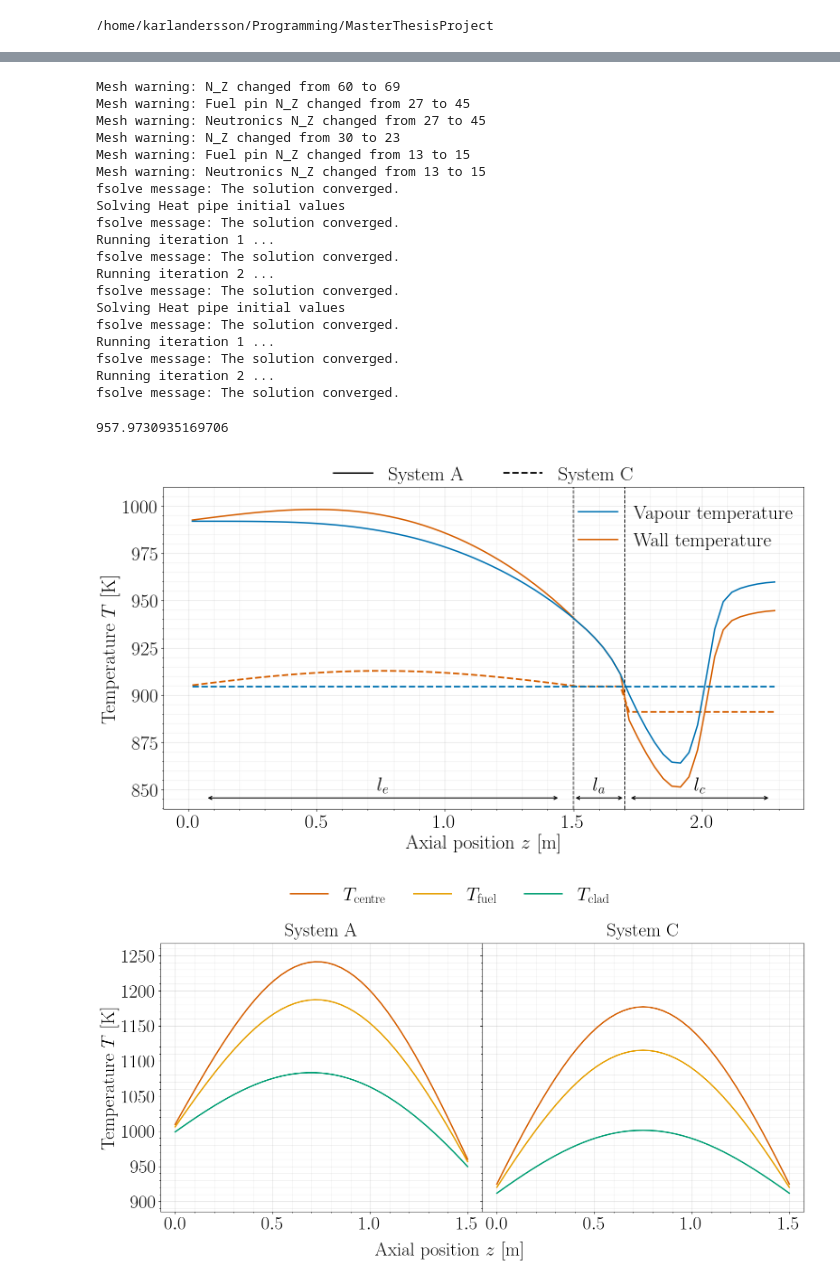
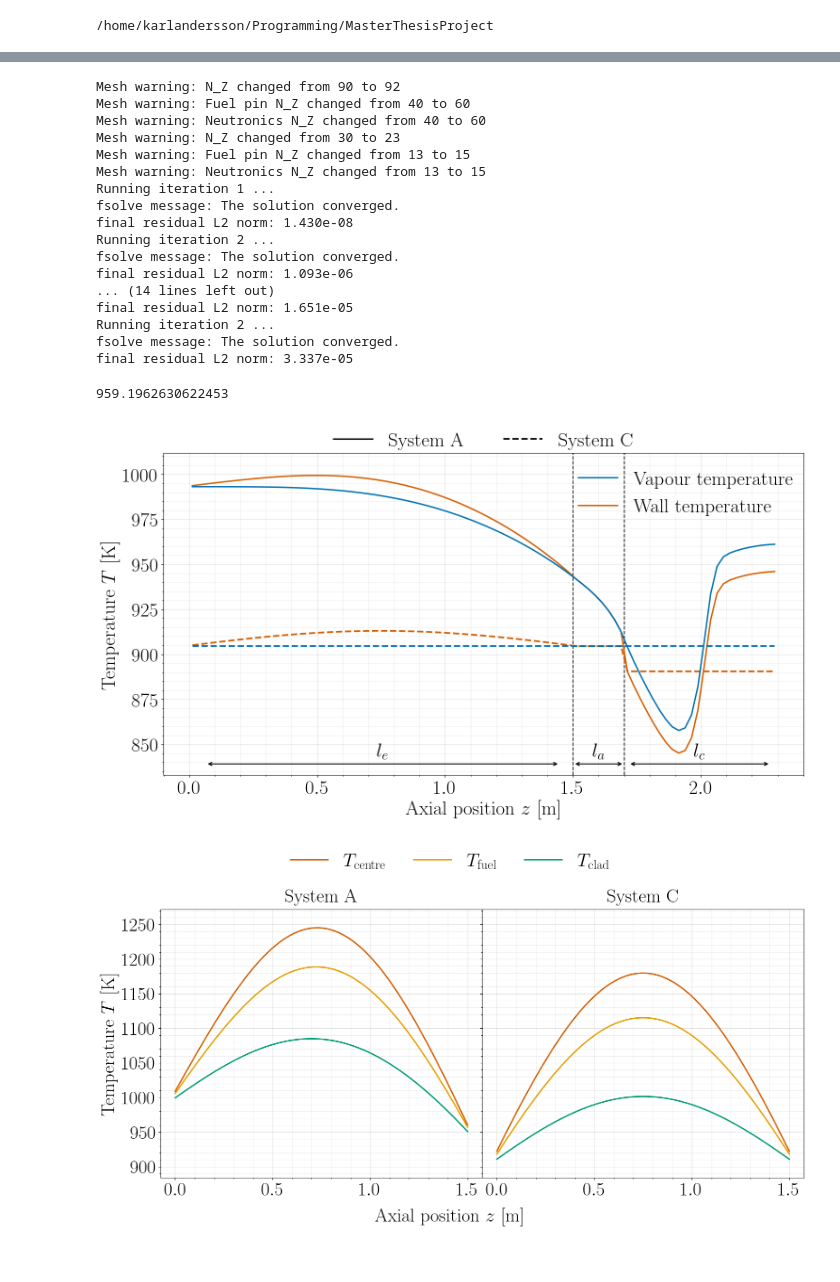
Before and after one commit to Karlandersson02/CoupledHeatPipeReactor, a Jupyter notebook: scripts/reactors/comparisons2.ipynb, the cells around one changed output, grey strips where cells are left out. Cells and saved outputs as stored; diff of their text form; code cells hidden in the pictures.

```diff
--- a/scripts/reactors/comparisons2.ipynb
+++ b/scripts/reactors/comparisons2.ipynb
@@ -33,53 +30,62 @@ with open("./data/reactor_data.json", "r") as f:
     data["Reactor"]["power"]["thermal"] = 14.5784e6
     data["HeatPipe"]["material"]["h_cond"] = 691.5480
 # %%
-# Ns = [30, 30, 60]
-Ns = [15, 15, 60]
+# Ns = [35, 30, 60]
+Ns = [30, 30, 90]
 Ns_coarse = [15, 15, 30]
 cfg = generate_config(data, *Ns)
 cfg_coarse = generate_config(data, *Ns_coarse)
 
+iso_reactor_coarse = Reactor(cfg_coarse)
 iso_reactor        = Reactor(cfg)
 vap_reactor        = VapourReactor(cfg)
 vap_reactor_coarse = VapourReactor(cfg_coarse)
 vap_reactor_full   = VapourReactor(cfg)
 
-vap_reactor.heatpipe.solid.k_temperature = 1100
+static_T1 = 1000
+static_T2 = 1100
 
-static_T = 1100
-iso_reactor.set_variable_neutron_data(False, static_T)
-vap_reactor.set_variable_neutron_data(False, static_T)
+iso_reactor_coarse.set_variable_neutron_data(False, static_T1)
+iso_reactor_coarse.heat_pipe_thermal_model.k_temperature = static_T1
+iso_reactor.set_variable_neutron_data(False, static_T1)
+iso_reactor.heat_pipe_thermal_model.k_temperature = static_T1
+
+vap_reactor_coarse.set_variable_neutron_data(False, static_T2)
 vap_reactor_coarse.set_variable_k(False)
-vap_reactor_coarse.set_variable_neutron_data(False)
+vap_reactor_coarse.heatpipe.solid.k_temperature = static_T2
+
+vap_reactor.set_variable_neutron_data(False, static_T2)
+vap_reactor.set_variable_k(False)
+vap_reactor.heatpipe.solid.k_temperature = static_T2
+
 vap_reactor_full.set_variable_k(True)
-vap_reactor_full.set_variable_neutron_data(True)
+vap_reactor_full.set_variable_neutron_data(True, static_T2)
+vap_reactor_full.heatpipe.solid.k_temperature = static_T2
 
-solver_iso      = Solver([iso_reactor])
+solver_iso      = Solver([iso_reactor_coarse, iso_reactor], iterate=True)
 solver_vap      = Solver([vap_reactor_coarse, vap_reactor], iterate = True)
 solver_vap_full = Solver([vap_reactor_coarse, vap_reactor_full], iterate = True)
 solver_iso.fsolve()
 solver_vap.fsolve()
 solver_vap_full.fsolve()
 # %% [output]
-Mesh warning: N_Z changed from 60 to 69
-Mesh warning: Fuel pin N_Z changed from 27 to 45
-Mesh warning: Neutronics N_Z changed from 27 to 45
+Mesh warning: N_Z changed from 90 to 92
+Mesh warning: Fuel pin N_Z changed from 40 to 60
+Mesh warning: Neutronics N_Z changed from 40 to 60
 Mesh warning: N_Z changed from 30 to 23
 Mesh warning: Fuel pin N_Z changed from 13 to 15
 Mesh warning: Neutronics N_Z changed from 13 to 15
-fsolve message: The solution converged.
-Solving Heat pipe initial values
-fsolve message: The solution converged.
 Running iteration 1 ...
 fsolve message: The solution converged.
+final residual L2 norm: 1.430e-08
 Running iteration 2 ...
 fsolve message: The solution converged.
-Solving Heat pipe initial values
-fsolve message: The solution converged.
-Running iteration 1 ...
-fsolve message: The solution converged.
+final residual L2 norm: 1.093e-06
+... (14 lines left out)
+final residual L2 norm: 1.651e-05
 Running iteration 2 ...
 fsolve message: The solution converged.
+final residual L2 norm: 3.337e-05
 # %%
 plt.rcParams.update({
     "text.usetex": True,
@@ -109,7 +115,7 @@ cmap_orange = LinearSegmentedColormap.from_list(
     [colors["orange"], "white"]
 )
 # %%
-(T_hp_iso, T_FP_iso, (phi_n_g_iso, k_iso)) = solver_iso.solutions[0]
+(T_hp_iso, T_FP_iso, (phi_n_g_iso, k_iso)) = solver_iso.solutions[1]
 ((T_solid_vap, u_v, T_v), T_FP_vap, (phi_n_g_vap, k_vap)) = solver_vap.solutions[1]
 ((T_solid_vap_full, u_v_full, T_v_full), T_FP_vap_full, (phi_n_g_vap_full, k_vap_full)) = solver_vap_full.solutions[1]
 
@@ -118,7 +124,7 @@ z_fp = np.linspace(0, cfg.FP.geometry.l, cfg.FP.mesh.N_Z)
 
 print(np.mean(T_solid_vap_full))
 # %% [output]
-957.9730935169706
+959.1962630622453
 # %%
 import numpy as np
 import matplotlib.pyplot as plt
@@ -366,38 +372,38 @@ legend1 = ax.legend(
     frameon=False,
     fontsize=30,
 )
 
 ax.add_artist(legend1)
 
 ax.legend(
     handles=system_handles,
     loc="upper center",
     bbox_to_anchor=(0.5, 1.12),
     ncol=2,
     frameon=False,
     fontsize=30,
 )
 
 
 # ---------------------------------------------------------------------
 # Save/show
 # ---------------------------------------------------------------------
 
 fig.subplots_adjust(
     bottom=0.24,
     left=0.13,
     right=0.98,
     top=1,
 )
 
-# plt.savefig(
-#     "./outputs/report_figures/reactor_results/axial_heatpipe2.pdf",
-#     bbox_inches="tight",
-# )
+plt.savefig(
+    "./outputs/report_figures/reactor_results/axial_heatpipe2.pdf",
+    bbox_inches="tight",
+)
 
 plt.show()
 # %% [output]
-[figure, old version]
+[figure, new version]
 # %%
 import numpy as np
 import matplotlib.pyplot as plt
```
Also changed, not shown: parts of 6 cells of this notebook, 10 other files.
